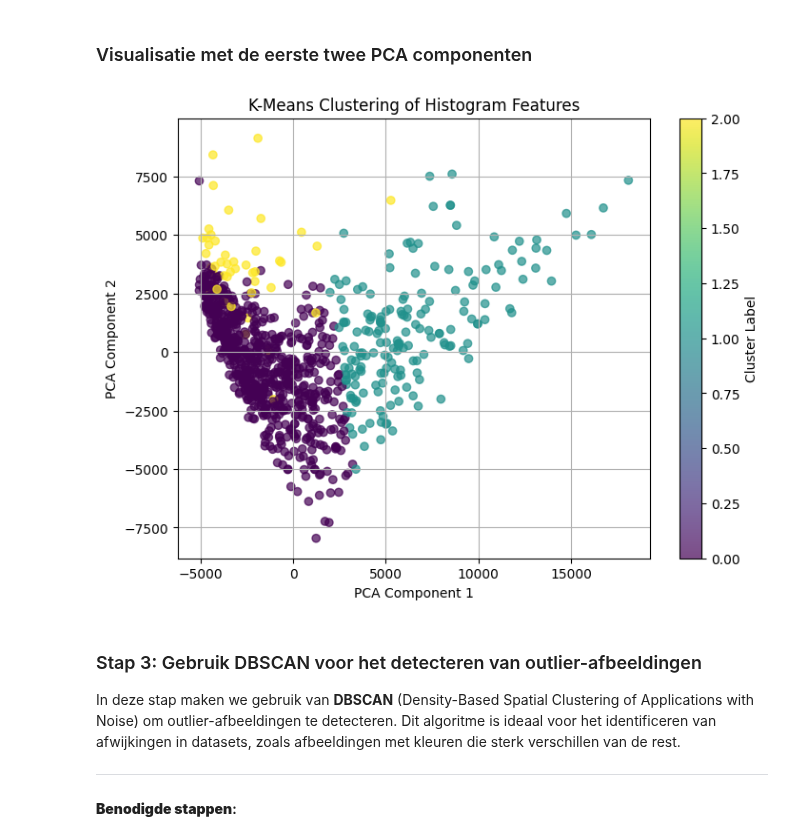
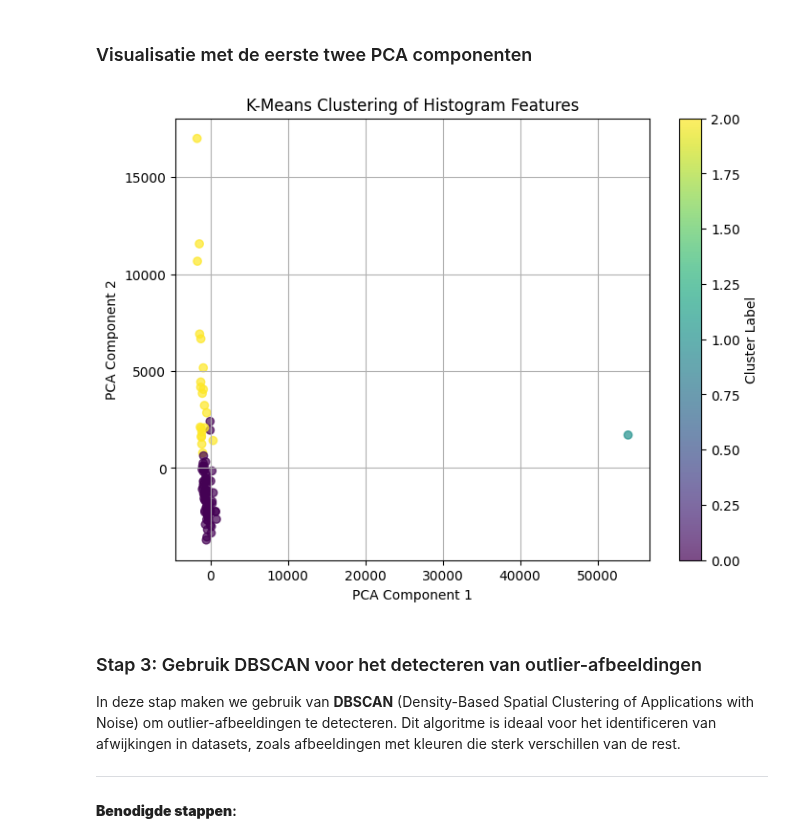
Before and after one commit to yanj27/Smart_Industry, a Jupyter notebook: Smart Industry/College 7/Werkcollege_7_RGB.ipynb, the cells around one changed output. Drawn from its saved outputs; the diff is of its cells as text; code cells hidden in the pictures.

```diff
--- a/Smart Industry/College 7/Werkcollege_7_RGB.ipynb
+++ b/Smart Industry/College 7/Werkcollege_7_RGB.ipynb
@@ -48,12 +52,11 @@ os.listdir()
 def import_images(dir):
     image_array = []
     for filename in os.listdir(dir):
-
         if filename.lower().endswith(('.png', '.jpg', '.jpeg', '.bmp', '.tiff', '.tif')):
-            image = cv2.imread(dir + "/" + filename)
-            image_array.append(image)
-
-
+            image = cv2.imread(os.path.join(dir, filename))
+            if image is not None:
+                image = cv2.cvtColor(image, cv2.COLOR_BGR2RGB)  # <- Fix is here
+                image_array.append(image)
     return image_array
 # %%
 lake = import_images('resized_lake_water')
@@ -321,21 +301,24 @@ mixed_features = pca.fit_transform(mixed_features)
+# %%
+pca = PCA(n_components=10)
+lake_pca = pca.fit_transform(lake_features)
 # %% [markdown]
 ### Clustering met K-means om 3 categorieen uit te halen
 # %%
 kmeans = KMeans(n_clusters=3, random_state=42)
-cluster_labels = kmeans.fit_predict(mixed_features)
+cluster_labels = kmeans.fit_predict(lake_pca)
 # %% [markdown]
 ### Visualisatie met de eerste twee PCA componenten
 # %%
 plt.figure(figsize=(8, 6))
-plt.scatter(mixed_features[:, 0], mixed_features[:, 1], c=cluster_labels, cmap='viridis', alpha=0.7)
+plt.scatter(lake_pca[:, 0], lake_pca[:, 1], c=cluster_labels, cmap='viridis', alpha=0.7)
 plt.title("K-Means Clustering of Histogram Features")
 plt.xlabel("PCA Component 1")
 plt.ylabel("PCA Component 2")
 plt.grid(True)
 plt.colorbar(label="Cluster Label")
 plt.show()
 # %% [output]
-[figure, old version]
+[figure, new version]
 # %% [markdown]
 ### Stap 3: Gebruik DBSCAN voor het detecteren van outlier-afbeeldingen
 
```
Also changed, not shown: parts of 9 cells of this notebook.
